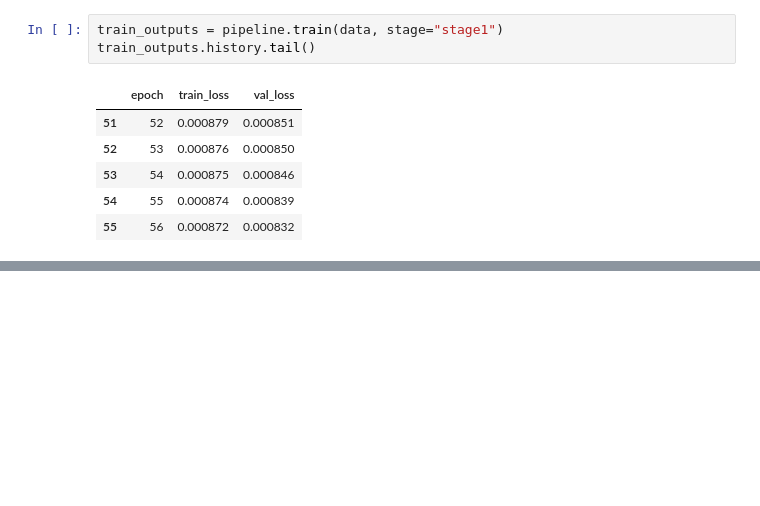
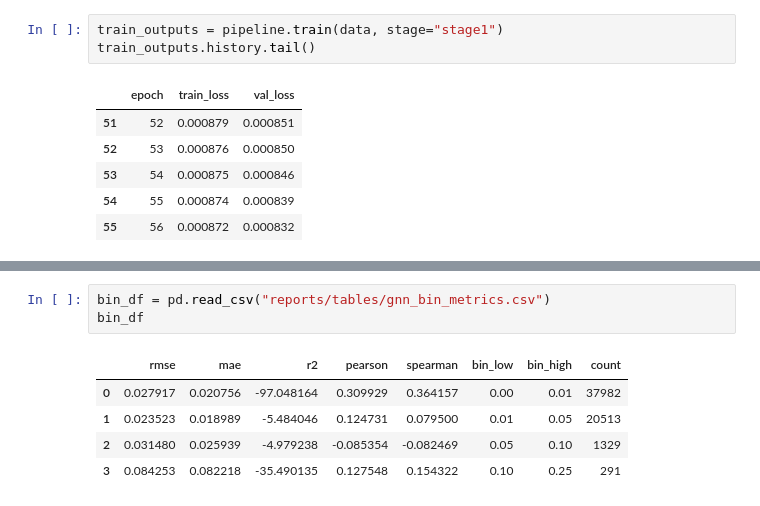
Before and after one commit to dilrabonu/wildfire-uncertainty-gnn, a Jupyter notebook: notebooks/04_gnn_experiments.ipynb, the cells around one changed output, grey strips where cells are left out. Cells and saved outputs as stored; diff of their text form; blank space fills up the shorter version.

```diff
--- a/notebooks/04_gnn_experiments.ipynb
+++ b/notebooks/04_gnn_experiments.ipynb
@@ -106,0 +156,9 @@ train_outputs.history.tail()
+# %%
+bin_df = pd.read_csv("reports/tables/gnn_bin_metrics.csv")
+bin_df
+# %% [output]
+|  | rmse | mae | r2 | pearson | spearman | bin_low | bin_high | count |
+| 0 | 0.027917 | 0.020756 | -97.048164 | 0.309929 | 0.364157 | 0.00 | 0.01 | 37982 |
+| 1 | 0.023523 | 0.018989 | -5.484046 | 0.124731 | 0.079500 | 0.01 | 0.05 | 20513 |
+| 2 | 0.031480 | 0.025939 | -4.979238 | -0.085354 | -0.082469 | 0.05 | 0.10 | 1329 |
+| 3 | 0.084253 | 0.082218 | -35.490135 | 0.127548 | 0.154322 | 0.10 | 0.25 | 291 |
```
Also changed, not shown: parts of 4 cells of this notebook, 5 other files.
